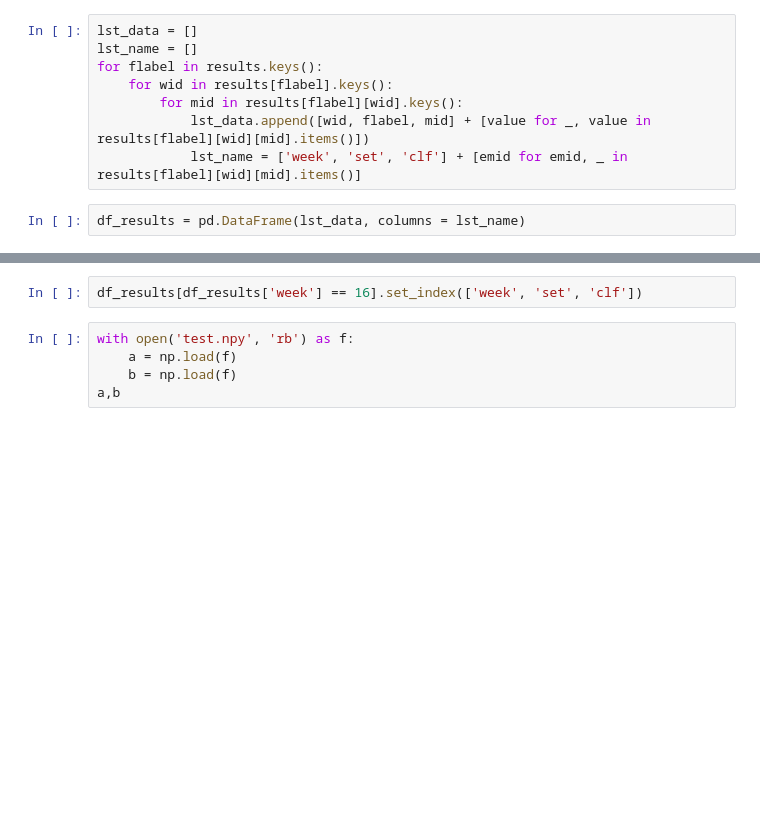
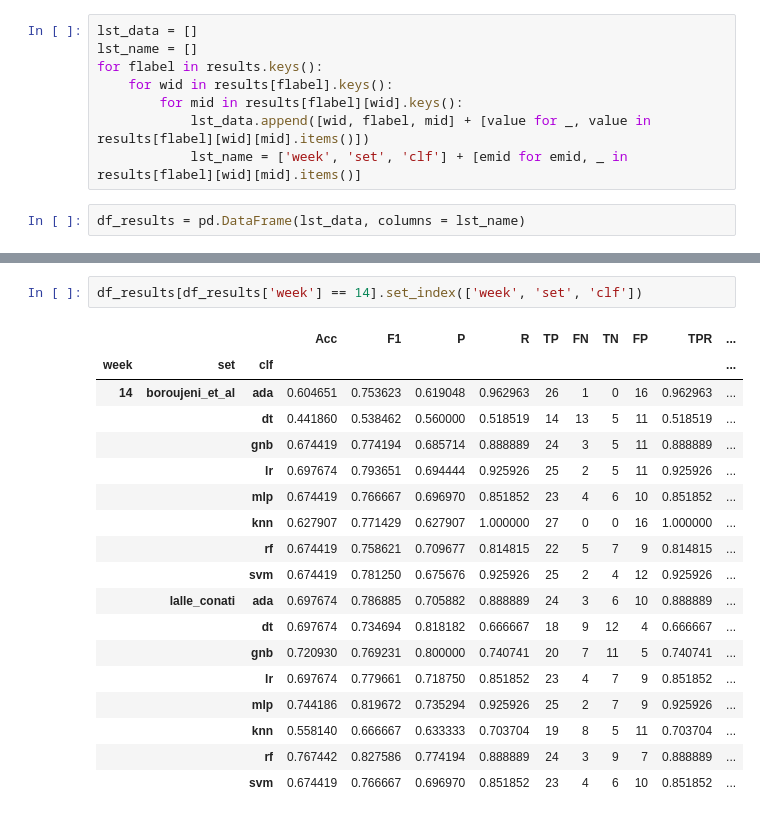
Before and after one commit to epfl-ml4ed/flipped-classroom, a Jupyter notebook: notebooks/early_warning_baselines.ipynb, the cells around one changed output, grey strips where cells are left out. Drawn from its saved outputs; the diff is of its cells as text; blank space fills up the shorter version.

```diff
--- a/notebooks/early_warning_baselines.ipynb
+++ b/notebooks/early_warning_baselines.ipynb
@@ -389,7 +510,21 @@ df_results[df_results['week'] == 8].set_index(['week', 'set', 'clf'])
 # %%
-df_results[df_results['week'] == 16].set_index(['week', 'set', 'clf'])
+df_results[df_results['week'] == 14].set_index(['week', 'set', 'clf'])
+# %% [output]
+|  |  |  | Acc | F1 | P | R | TP | FN | TN | FP | TPR | ... |
+| week | set | clf |  |  |  |  |  |  |  |  |  | ... |
+| 14 | boroujeni_et_al | ada | 0.604651 | 0.753623 | 0.619048 | 0.962963 | 26 | 1 | 0 | 16 | 0.962963 | ... |
+|  |  | dt | 0.441860 | 0.538462 | 0.560000 | 0.518519 | 14 | 13 | 5 | 11 | 0.518519 | ... |
+|  |  | gnb | 0.674419 | 0.774194 | 0.685714 | 0.888889 | 24 | 3 | 5 | 11 | 0.888889 | ... |
+|  |  | lr | 0.697674 | 0.793651 | 0.694444 | 0.925926 | 25 | 2 | 5 | 11 | 0.925926 | ... |
+|  |  | mlp | 0.674419 | 0.766667 | 0.696970 | 0.851852 | 23 | 4 | 6 | 10 | 0.851852 | ... |
+|  |  | knn | 0.627907 | 0.771429 | 0.627907 | 1.000000 | 27 | 0 | 0 | 16 | 1.000000 | ... |
+|  |  | rf | 0.674419 | 0.758621 | 0.709677 | 0.814815 | 22 | 5 | 7 | 9 | 0.814815 | ... |
+|  |  | svm | 0.674419 | 0.781250 | 0.675676 | 0.925926 | 25 | 2 | 4 | 12 | 0.925926 | ... |
+|  | lalle_conati | ada | 0.697674 | 0.786885 | 0.705882 | 0.888889 | 24 | 3 | 6 | 10 | 0.888889 | ... |
+|  |  | dt | 0.697674 | 0.734694 | 0.818182 | 0.666667 | 18 | 9 | 12 | 4 | 0.666667 | ... |
+|  |  | gnb | 0.720930 | 0.769231 | 0.800000 | 0.740741 | 20 | 7 | 11 | 5 | 0.740741 | ... |
+|  |  | lr | 0.697674 | 0.779661 | 0.718750 | 0.851852 | 23 | 4 | 7 | 9 | 0.851852 | ... |
+|  |  | mlp | 0.744186 | 0.819672 | 0.735294 | 0.925926 | 25 | 2 | 7 | 9 | 0.925926 | ... |
+|  |  | knn | 0.558140 | 0.666667 | 0.633333 | 0.703704 | 19 | 8 | 5 | 11 | 0.703704 | ... |
+|  |  | rf | 0.767442 | 0.827586 | 0.774194 | 0.888889 | 24 | 3 | 9 | 7 | 0.888889 | ... |
+|  |  | svm | 0.674419 | 0.766667 | 0.696970 | 0.851852 | 23 | 4 | 6 | 10 | 0.851852 | ... |
-# %%
-with open('test.npy', 'rb') as f:
-    a = np.load(f)
-    b = np.load(f)
-a,b
```
Also changed, not shown: parts of 103 cells of this notebook, 13 other files.
